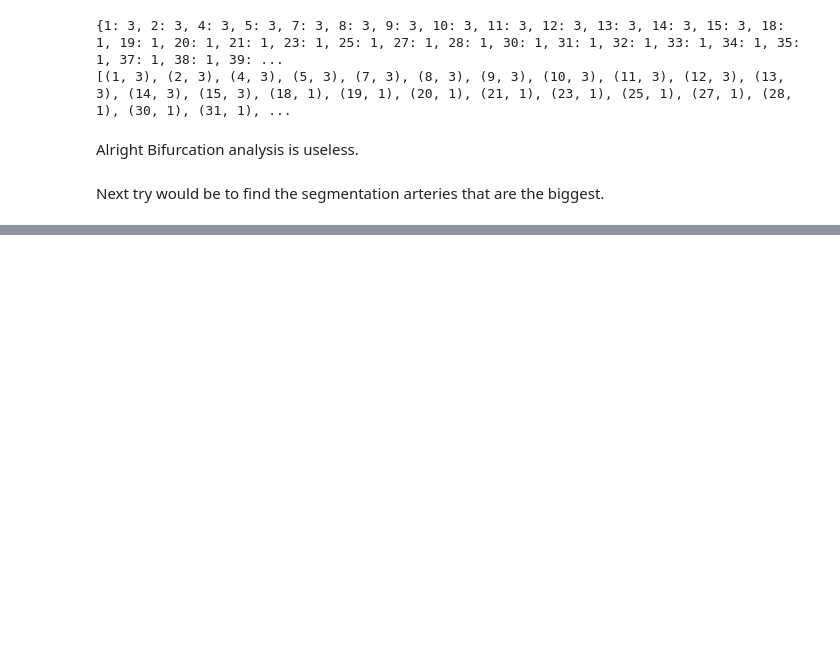
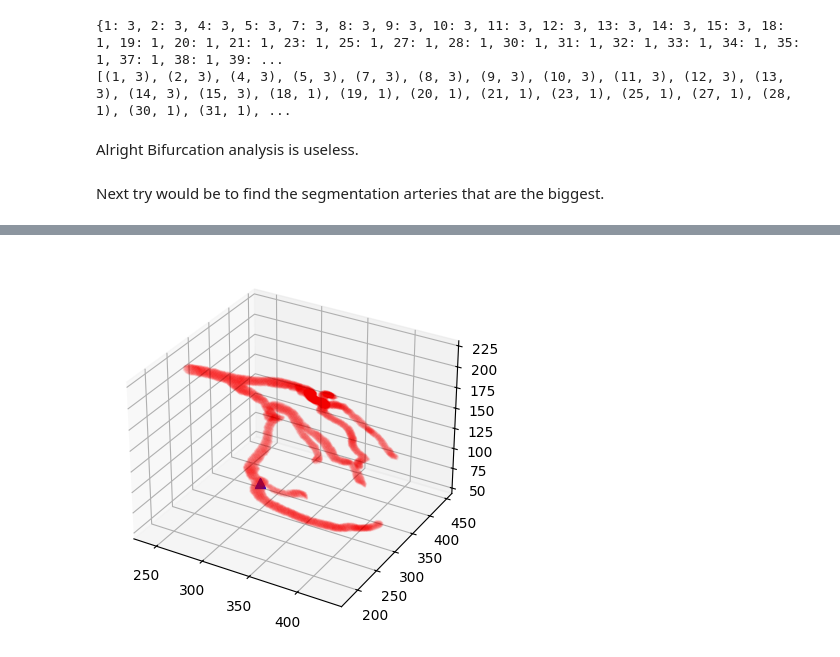
Before and after one commit to philippweinmann/mip_local_unet, a Jupyter notebook: label_graph_viz.ipynb, the cells around one changed output, grey strips where cells are left out. Drawn from its saved outputs; the diff is of its cells as text; code cells hidden in the pictures; blank space fills up the shorter version.

```diff
--- a/label_graph_viz.ipynb
+++ b/label_graph_viz.ipynb
@@ -413,0 +470,20 @@ Next try would be to find the segmentation arteries that are the biggest.
+# %%
+# let's plot this point on the mask
+
+def plot_masks_with_points(mask, points_of_interest):
+    fig = plt.figure()
+
+    ax = fig.add_subplot(111, projection='3d')
+    x, y, z = np.where(mask == 1)
+
+    ax.scatter(x, y, z, c='red', marker='o', s=0.005, alpha=0.2)
+
+    for point in points_of_interest:
+        x, y, z = point
+        ax.scatter(x, y, z, c='blue', marker='^', s=50, alpha=1.0)
+
+    plt.show()
+
+plot_masks_with_points(mask=largest_mask_0, points_of_interest=[max_idx_largest_mask_0])
+# %% [output]
+[figure, added]
```
Also changed, not shown: parts of 6 cells of this notebook, 1 other file.
